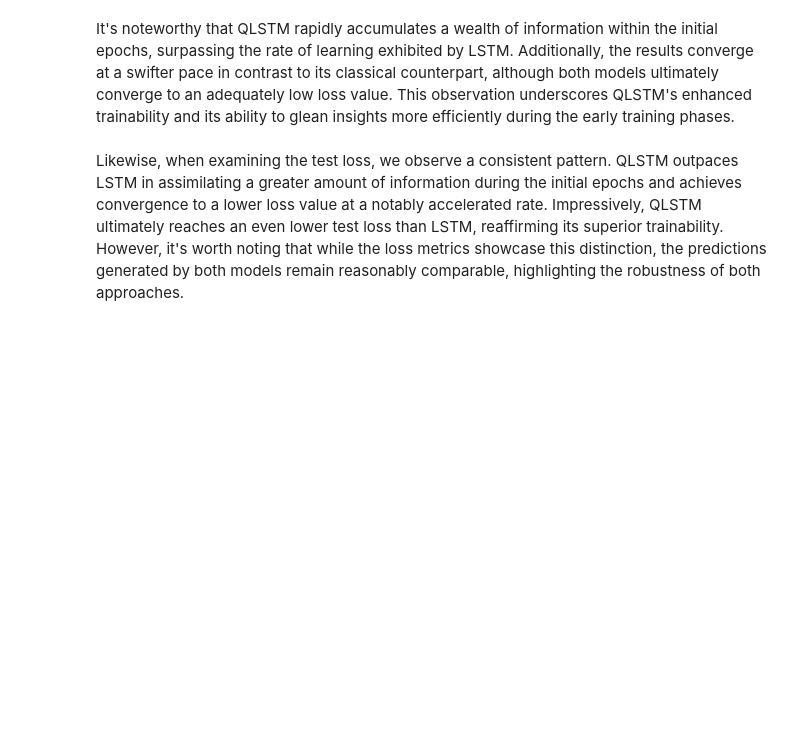
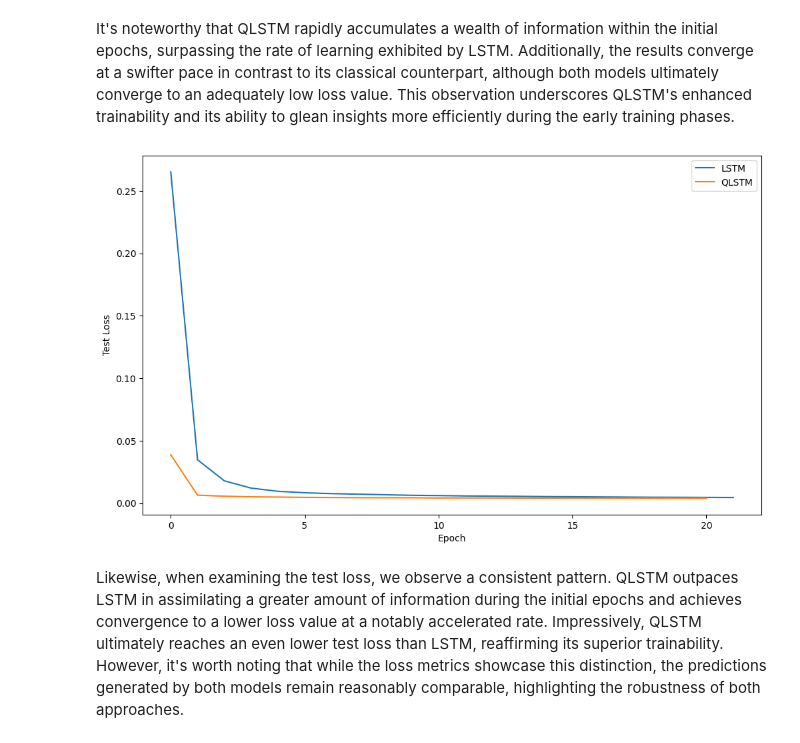
Before and after one commit to Jordi008/QLSTM, a Jupyter notebook: QLSTM_Functional.ipynb, the cells around one changed output. Saved outputs shown, nothing was run; the diff lists cells and outputs as text; code cells hidden in the pictures; blank space fills up the shorter version.

```diff
--- a/QLSTM_Functional.ipynb
+++ b/QLSTM_Functional.ipynb
@@ -504,12 +529,14 @@ plt.show()
 It's noteworthy that QLSTM rapidly accumulates a wealth of information within the initial epochs, surpassing the rate of learning exhibited by LSTM. Additionally, the results converge at a swifter pace in contrast to its classical counterpart, although both models ultimately converge to an adequately low loss value. This observation underscores QLSTM's enhanced trainability and its ability to glean insights more efficiently during the early training phases.
 # %%
 plt.figure(figsize=(12, 7))
-plt.plot(range(21), classical_loss_test, label = "LSTM")
-plt.plot(range(21), quantum_loss_test, label = "QLSTM")
+plt.plot(range(0, 21), classical_loss_train, label = "LSTM")
+plt.plot(range(0, 20), quantum_loss_train, label = "QLSTM")
 plt.ylabel('Test Loss')
 plt.xlabel('Epoch')
 plt.legend()
 plt.show()
+# %% [output]
+[figure, added]
 # %% [markdown]
 Likewise, when examining the test loss, we observe a consistent pattern. QLSTM outpaces LSTM in assimilating a greater amount of information during the initial epochs and achieves convergence to a lower loss value at a notably accelerated rate. Impressively, QLSTM ultimately reaches an even lower test loss than LSTM, reaffirming its superior trainability. However, it's worth noting that while the loss metrics showcase this distinction, the predictions generated by both models remain reasonably comparable, highlighting the robustness of both approaches.
 # %% [markdown]
```
Also changed, not shown: parts of 6 cells of this notebook.
